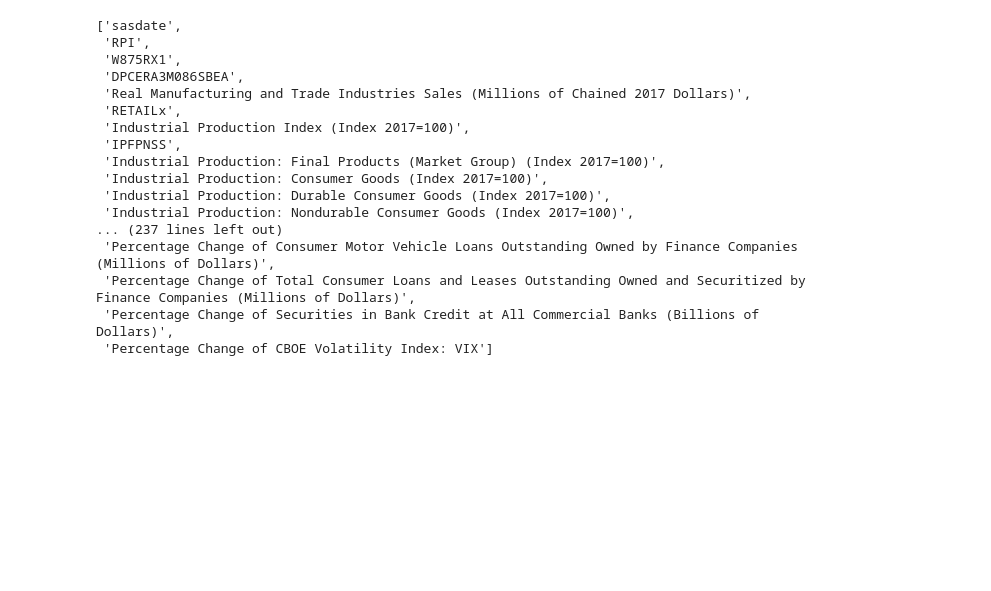
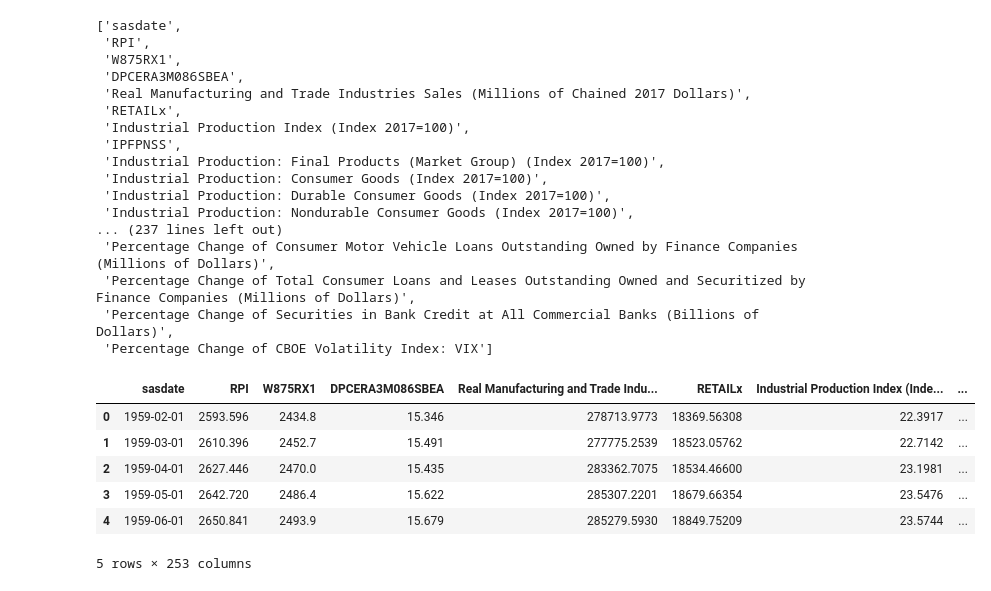
Before and after one commit to turrrray/dsedatathon, a Jupyter notebook: NUS_DSESC_DATABUSTERS_XX.ipynb, the cells around one changed output. Drawn from its saved outputs; the diff is of its cells as text; code cells hidden in the pictures; blank space fills up the shorter version.

Commit message:
Deleted repeated codes, and displayed first few lines of df_quarterly and df_monthly for convenience

```diff
--- a/NUS_DSESC_DATABUSTERS_XX.ipynb
+++ b/NUS_DSESC_DATABUSTERS_XX.ipynb
@@ -191,3 +188,13 @@ df_monthly.columns.to_list()
  'Percentage Change of Total Consumer Loans and Leases Outstanding Owned and Securitized by Finance Companies (Millions of Dollars)',
  'Percentage Change of Securities in Bank Credit at All Commercial Banks (Billions of Dollars)',
  'Percentage Change of CBOE Volatility Index: VIX']
+# %%
+df_monthly.head()
+# %% [output]
+|  | sasdate | RPI | W875RX1 | DPCERA3M086SBEA | Real Manufacturing and Trade Indu... | RETAILx | Industrial Production Index (Inde... | ... |
+| 0 | 1959-02-01 | 2593.596 | 2434.8 | 15.346 | 278713.9773 | 18369.56308 | 22.3917 | ... |
+| 1 | 1959-03-01 | 2610.396 | 2452.7 | 15.491 | 277775.2539 | 18523.05762 | 22.7142 | ... |
+| 2 | 1959-04-01 | 2627.446 | 2470.0 | 15.435 | 283362.7075 | 18534.46600 | 23.1981 | ... |
+| 3 | 1959-05-01 | 2642.720 | 2486.4 | 15.622 | 285307.2201 | 18679.66354 | 23.5476 | ... |
+| 4 | 1959-06-01 | 2650.841 | 2493.9 | 15.679 | 285279.5930 | 18849.75209 | 23.5744 | ... |
+5 rows × 253 columns
```
Also changed, not shown: parts of 3 cells of this notebook.
